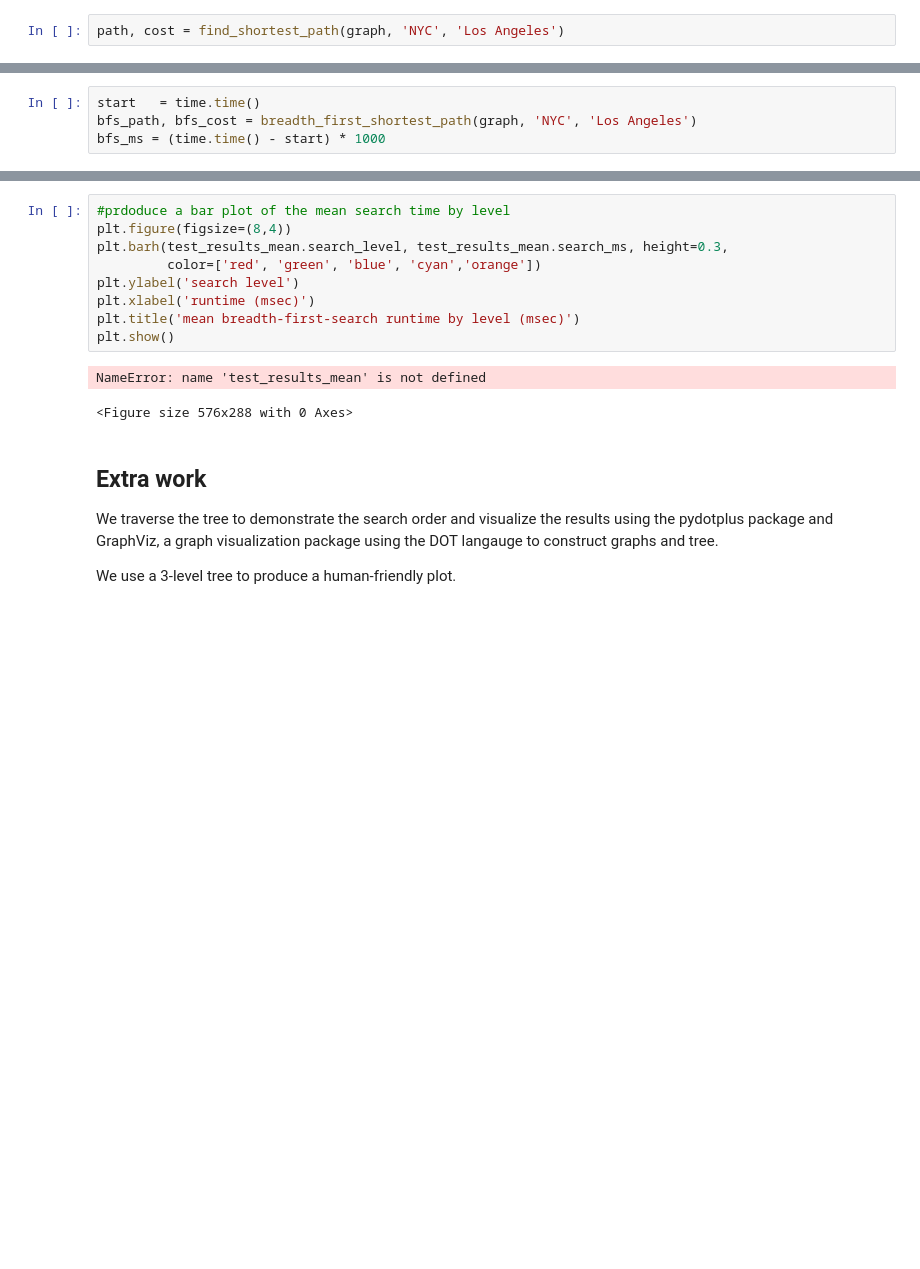
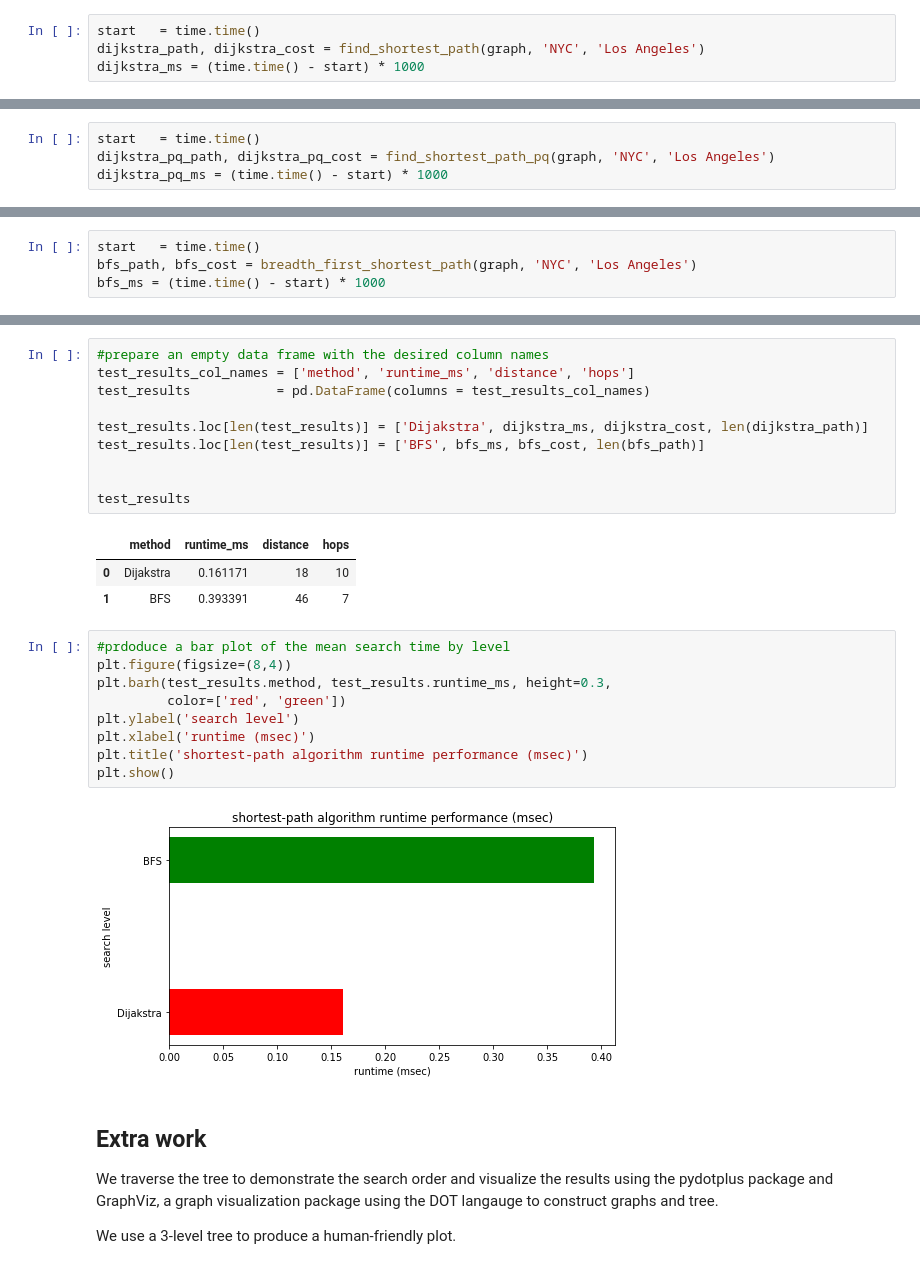
Before and after one commit to dannyavni/MSDS_432, a Jupyter notebook: DanAvni_mp7.ipynb, the cells around one changed output, grey strips where cells are left out. Saved outputs shown, nothing was run; the diff lists cells and outputs as text; blank space fills up the shorter version.

Commit message:
first pq imp assignment 7

```diff
--- a/DanAvni_mp7.ipynb
+++ b/DanAvni_mp7.ipynb
@@ -134,4 +170,6 @@ for item in graph_data:
         graph[source] = []
     graph[source].append((destination, cost))
 # %%
-path, cost = find_shortest_path(graph, 'NYC', 'Los Angeles')
+start   = time.time()
+dijkstra_path, dijkstra_cost = find_shortest_path(graph, 'NYC', 'Los Angeles')
+dijkstra_ms = (time.time() - start) * 1000
@@ -162,3 +200,7 @@ path_graph = pdp.graph_from_dot_data('digraph { rankdir="LR"; ' + path_as_dot +
 Image(path_graph.create_png())
 # %% [output]
 [figure]
+# %%
+start   = time.time()
+dijkstra_pq_path, dijkstra_pq_cost = find_shortest_path_pq(graph, 'NYC', 'Los Angeles')
+dijkstra_pq_ms = (time.time() - start) * 1000
@@ -200,18 +270,31 @@ path_graph = pdp.graph_from_dot_data('digraph { rankdir="LR"; ' + path_as_dot +
 Image(path_graph.create_png())
 # %% [output]
 [figure]
+# %%
+#prepare an empty data frame with the desired column names
+test_results_col_names = ['method', 'runtime_ms', 'distance', 'hops']
+test_results           = pd.DataFrame(columns = test_results_col_names)
+
+test_results.loc[len(test_results)] = ['Dijakstra', dijkstra_ms, dijkstra_cost, len(dijkstra_path)]
+test_results.loc[len(test_results)] = ['BFS', bfs_ms, bfs_cost, len(bfs_path)]
+
+
+test_results
+# %% [output]
+|  | method | runtime_ms | distance | hops |
+| 0 | Dijakstra | 0.161171 | 18 | 10 |
+| 1 | BFS | 0.393391 | 46 | 7 |
 # %%
 #prdoduce a bar plot of the mean search time by level
 plt.figure(figsize=(8,4))
-plt.barh(test_results_mean.search_level, test_results_mean.search_ms, height=0.3,
-         color=['red', 'green', 'blue', 'cyan','orange'])
+plt.barh(test_results.method, test_results.runtime_ms, height=0.3,
+         color=['red', 'green'])
 plt.ylabel('search level')
 plt.xlabel('runtime (msec)')
-plt.title('mean breadth-first-search runtime by level (msec)')
+plt.title('shortest-path algorithm runtime performance (msec)')
 plt.show()
 # %% [output]
-NameError: name 'test_results_mean' is not defined
-<Figure size 576x288 with 0 Axes>
+[figure, added]
 # %% [markdown]
 ## Extra work
 
```
Also changed, not shown: parts of 12 cells of this notebook.
